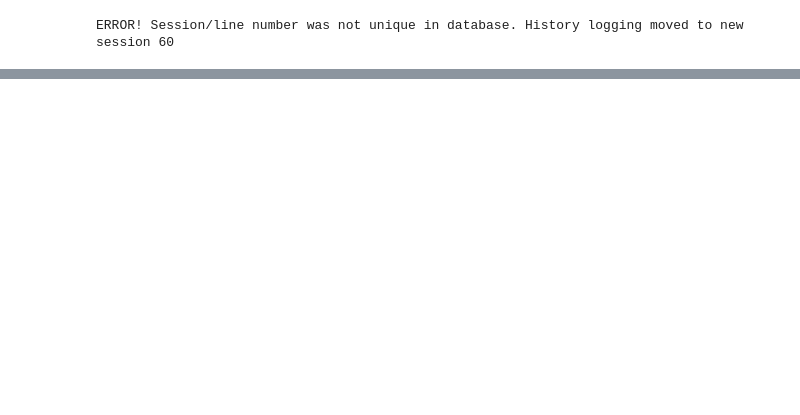
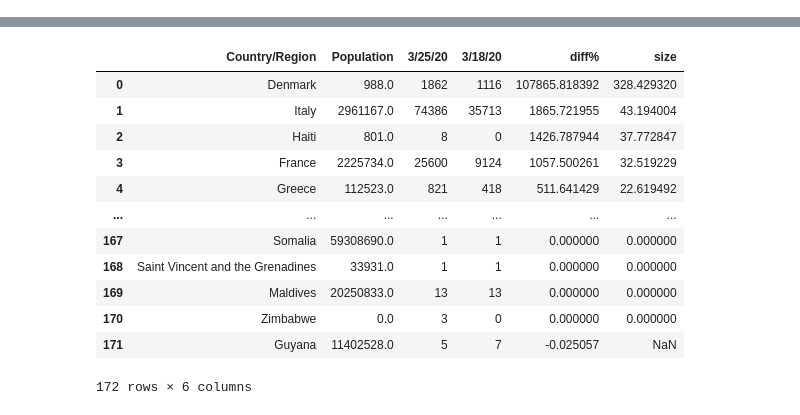
Before and after one commit to marcin192/corona, a Jupyter notebook: Corona.ipynb, the cells around one changed output, grey strips where cells are left out. Cells and saved outputs as stored; diff of their text form; code cells hidden in the pictures; blank space fills up the shorter version.

```diff
--- a/Corona.ipynb
+++ b/Corona.ipynb
@@ -16,11 +16,15 @@ from IPython import display
 from ipywidgets import interact, widgets
 pd.set_option('mode.chained_assignment', None)
 # %%
-def download(option):
+def download(option):#funkcja pobierająca pliki .csv z repozytorium GitHub w zależności od wybranej opcji pobiera albo dane o koronawirusie albo o populacji i zwraca DataFrame
   if option=="Cases":
-    url = f"https://raw.githubusercontent.com/CSSEGISandData/COVID-19/master/csse_covid_19_data/csse_covid_19_time_series/time_series_covid19_confirmed_global.csv"
+    url = f"https://raw.githubusercontent.com/marcin192/pop/master/states/time_series_covid19_confirmed_global.csv"
   elif option=="Population":
     url=f"https://raw.githubusercontent.com/marcin192/pop/master/popek.csv"
-  dfC = pd.read_csv(url, error_bad_lines=False)
-  return dfC
+  dfd = pd.read_csv(url, error_bad_lines=False)
+  return dfd
+# %%
+def dateTostr(date):#funkcja konwertujące datę z datetime na string
+  date_str=date.strftime('%m/%d/%y').lstrip("0").replace(" 0", " ").replace(" 0/"," /")
+  return date_str
 # %%
@@ -112,27 +143,3 @@ def differentiate_population(datex,dt):
-# %%
-def plotdp(date,dt,ex):
-  """formated_gdf = dfD.groupby(["Country/Region"]).max()"""
-  dfg=differentiate_population(date,dt)
-  dfg=dfg.groupby(["Country/Region"]).sum()
-  indexNames=dfg[dfg["Population"]<1000000].index
-  dfg.drop(indexNames , inplace=True)
-  formated_gdf = dfg.reset_index()
-  formated_gdf['size'] = formated_gdf[["diff%"]].pow(ex)
-
-
-
-  fig = px.choropleth(formated_gdf, locations="Country/Region", locationmode='country names',
-                     color="diff%", hover_name="Country/Region",
-                     range_color= [0, max(formated_gdf["diff%"].pow(ex))+2],
-                     projection="natural earth",
-                     labels={"diff":"Średni dzienny przyrost"},
-                     title=f"Średni dzienny przyrost na 1 000 000 mieszkańców w okresie od {date+datetime.timedelta(days=-dt)} do {date}")
-
-
-
-
-
-  fig.show()
-  return formated_gdf.sort_values(by="diff%",ascending=False)
-# %% [output]
-ERROR! Session/line number was not unique in database. History logging moved to new session 60
+# %%
+plotdp(datetime.date(2020,3,25),7,0.5)
+# %% [output]
@@ -138,0 +147,13 @@ ERROR! Session/line number was not unique in database. History logging moved to
+|  | Country/Region | Population | 3/25/20 | 3/18/20 | diff% | size |
+| 0 | Denmark | 988.0 | 1862 | 1116 | 107865.818392 | 328.429320 |
+| 1 | Italy | 2961167.0 | 74386 | 35713 | 1865.721955 | 43.194004 |
+| 2 | Haiti | 801.0 | 8 | 0 | 1426.787944 | 37.772847 |
+| 3 | France | 2225734.0 | 25600 | 9124 | 1057.500261 | 32.519229 |
+| 4 | Greece | 112523.0 | 821 | 418 | 511.641429 | 22.619492 |
+| ... | ... | ... | ... | ... | ... | ... |
+| 167 | Somalia | 59308690.0 | 1 | 1 | 0.000000 | 0.000000 |
+| 168 | Saint Vincent and the Grenadines | 33931.0 | 1 | 1 | 0.000000 | 0.000000 |
+| 169 | Maldives | 20250833.0 | 13 | 13 | 0.000000 | 0.000000 |
+| 170 | Zimbabwe | 0.0 | 3 | 0 | 0.000000 | 0.000000 |
+| 171 | Guyana | 11402528.0 | 5 | 7 | -0.025057 | NaN |
+172 rows × 6 columns
```
Also changed, not shown: parts of 10 cells of this notebook.
